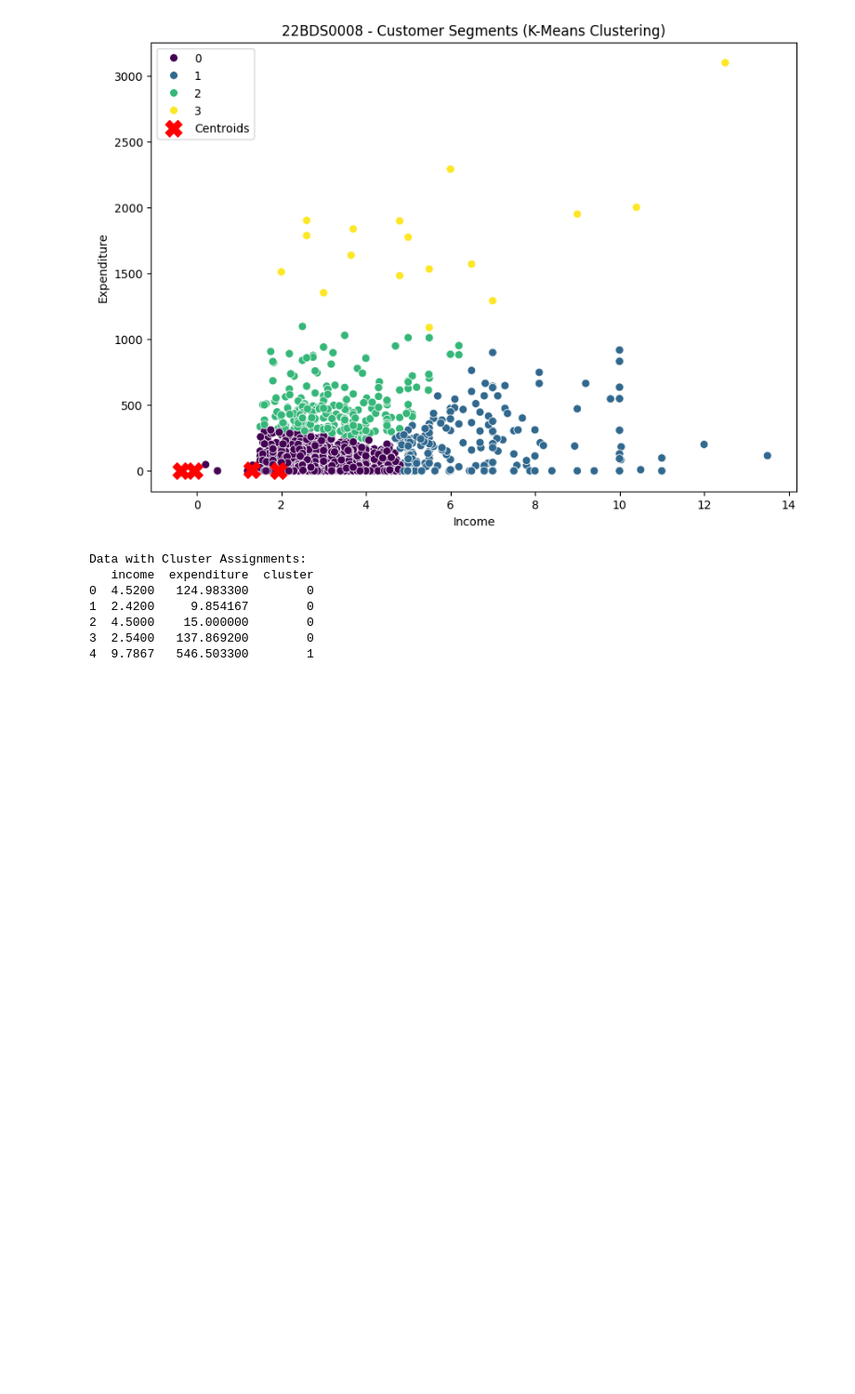
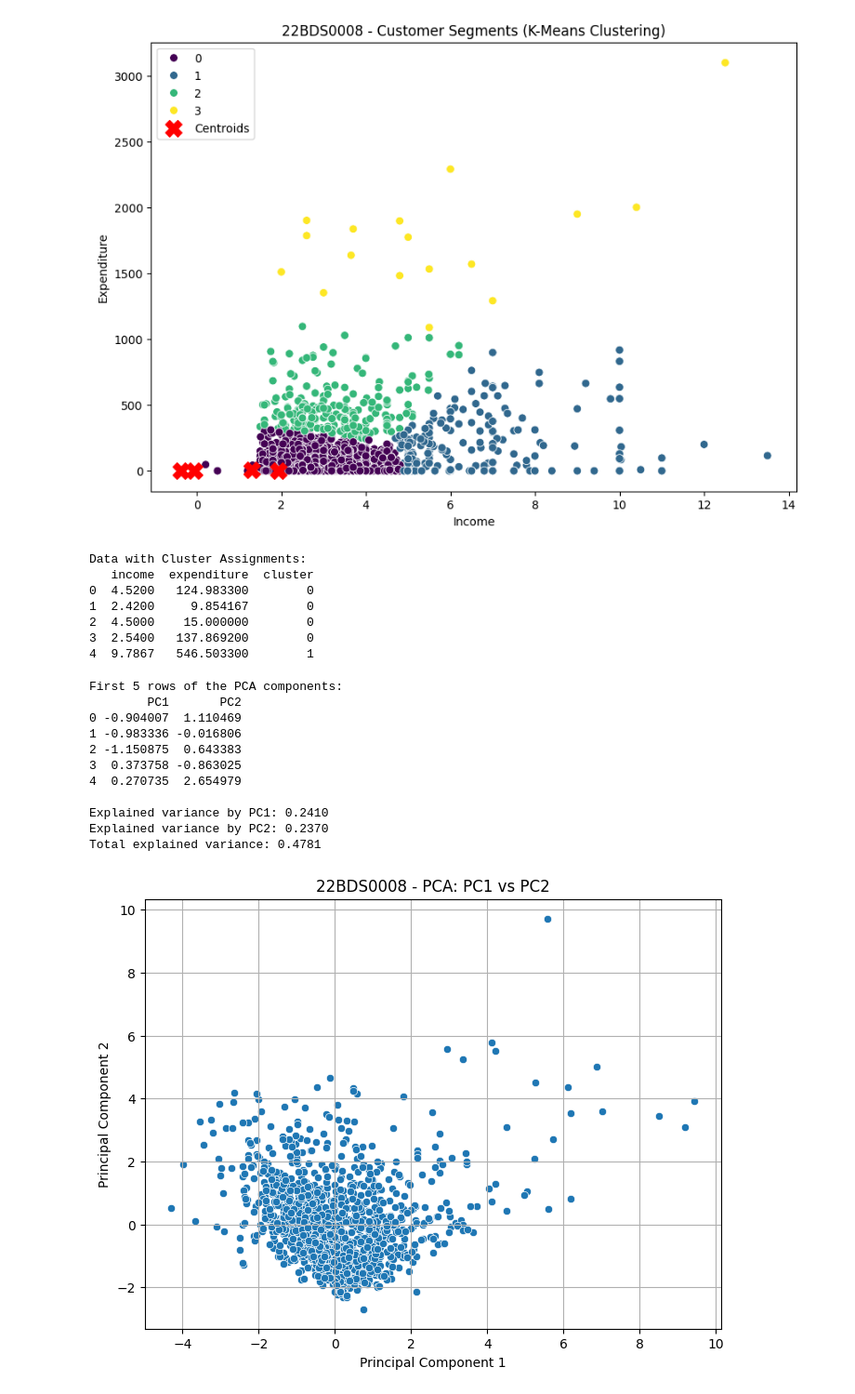
Before and after one commit to abhiraj804/22BDS0008-EDA, a Jupyter notebook: 22BDS0008.ipynb, the cells around one changed output. Shown at 93% size. Drawn from its saved outputs; the diff is of its cells as text; code cells hidden in the pictures; blank space fills up the shorter version.

```diff
--- a/22BDS0008.ipynb
+++ b/22BDS0008.ipynb
@@ -673,3 +682,51 @@ Data with Cluster Assignments:
 2  4.5000    15.000000        0
 3  2.5400   137.869200        0
 4  9.7867   546.503300        1
+# %%
+from sklearn.preprocessing import StandardScaler
+from sklearn.decomposition import PCA
+
+# Selecting only numerical features for PCA
+AbhirajDas_numerical_features = ['reports', 'age', 'income', 'share', 'expenditure', 'dependents', 'months', 'active']
+AbhirajDas_numerical_data = AbhirajDas_credit_card_data[AbhirajDas_numerical_features]
+
+# Standardizing the features
+AbhirajDas_scaler = StandardScaler()
+AbhirajDas_scaled_data = AbhirajDas_scaler.fit_transform(AbhirajDas_numerical_data)
+
+# Applying PCA
+AbhirajDas_pca = PCA(n_components=2)  # Reducing to 2 components for visualization
+AbhirajDas_principal_components = AbhirajDas_pca.fit_transform(AbhirajDas_scaled_data)
+
+# Creating a DataFrame with the principal components
+AbhirajDas_pca_df = pd.DataFrame(data=AbhirajDas_principal_components, columns=['PC1', 'PC2'])
+
+print("First 5 rows of the PCA components:")
+print(AbhirajDas_pca_df.head())
+
+# Explained variance
+print(f"\nExplained variance by PC1: {AbhirajDas_pca.explained_variance_ratio_[0]:.4f}")
+print(f"Explained variance by PC2: {AbhirajDas_pca.explained_variance_ratio_[1]:.4f}")
+print(f"Total explained variance: {AbhirajDas_pca.explained_variance_ratio_.sum():.4f}")
+
+# Plotting the PCA components
+plt.figure(figsize=(8, 6))
+sns.scatterplot(x='PC1', y='PC2', data=AbhirajDas_pca_df)
+plt.title(f'{AbhirajDas_roll_no} - PCA: PC1 vs PC2')
+plt.xlabel('Principal Component 1')
+plt.ylabel('Principal Component 2')
+plt.grid(True)
+plt.show()
+# %% [output]
+First 5 rows of the PCA components:
+        PC1       PC2
+0 -0.904007  1.110469
+1 -0.983336 -0.016806
+2 -1.150875  0.643383
+3  0.373758 -0.863025
+4  0.270735  2.654979
+
+Explained variance by PC1: 0.2410
+Explained variance by PC2: 0.2370
+Total explained variance: 0.4781
+[figure, added]
```
Also changed, not shown: parts of 7 cells of this notebook.
